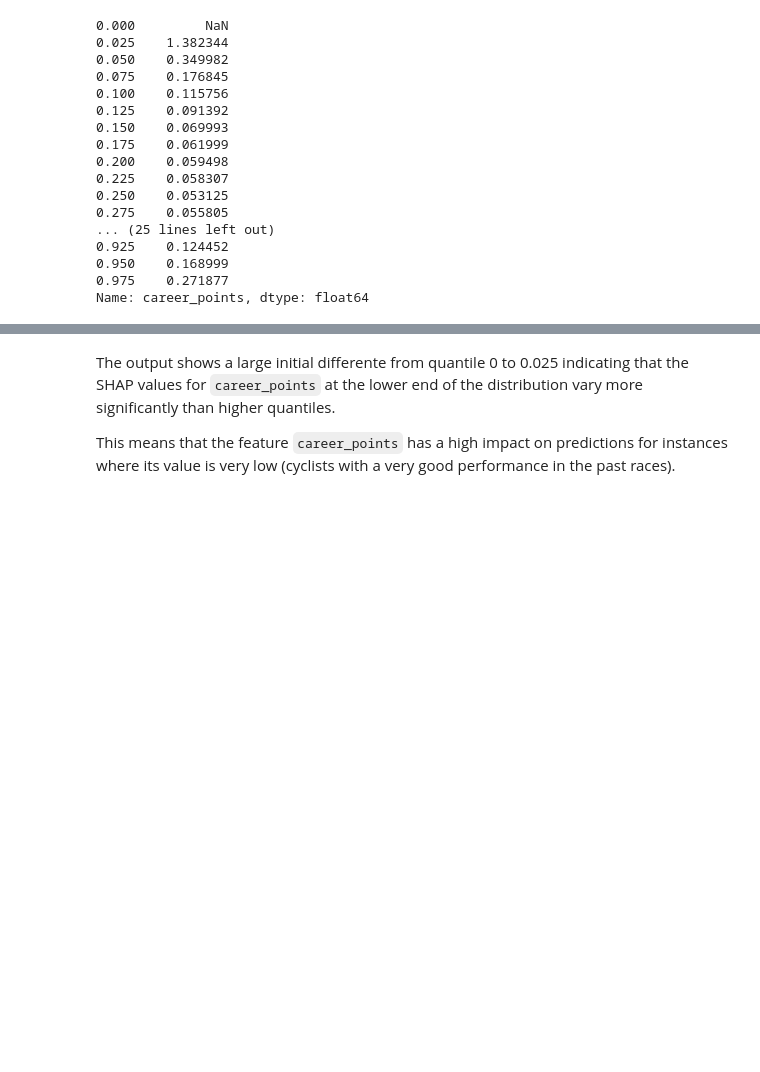
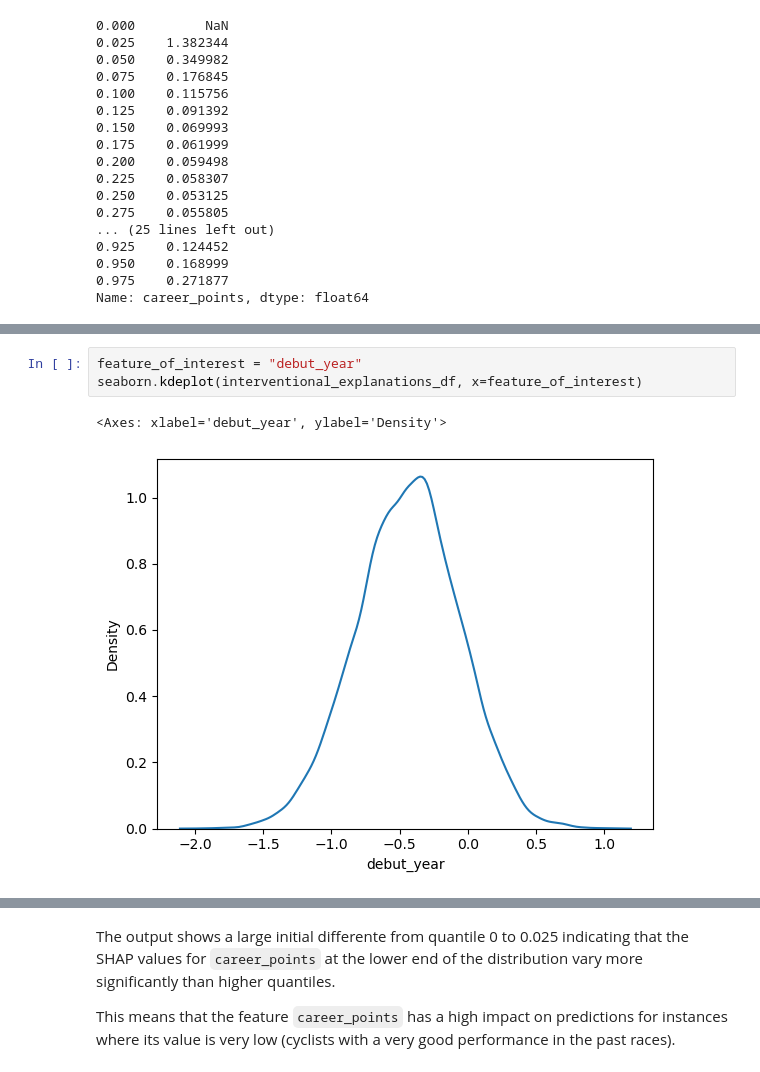
Before and after one commit to DadeOrsu/dm_project24_group_6, a Jupyter notebook: src/task5_xai/xgbc_explanation.ipynb, the cells around one changed output, grey strips where cells are left out. Saved outputs shown, nothing was run; the diff lists cells and outputs as text; blank space fills up the shorter version.

```diff
--- a/src/task5_xai/xgbc_explanation.ipynb
+++ b/src/task5_xai/xgbc_explanation.ipynb
@@ -239,0 +268,6 @@ Name: career_points, dtype: float64
+# %%
+feature_of_interest = "debut_year"
+seaborn.kdeplot(interventional_explanations_df, x=feature_of_interest)
+# %% [output]
+<Axes: xlabel='debut_year', ylabel='Density'>
+[figure, added]
```
Also changed, not shown: parts of 15 cells of this notebook.
